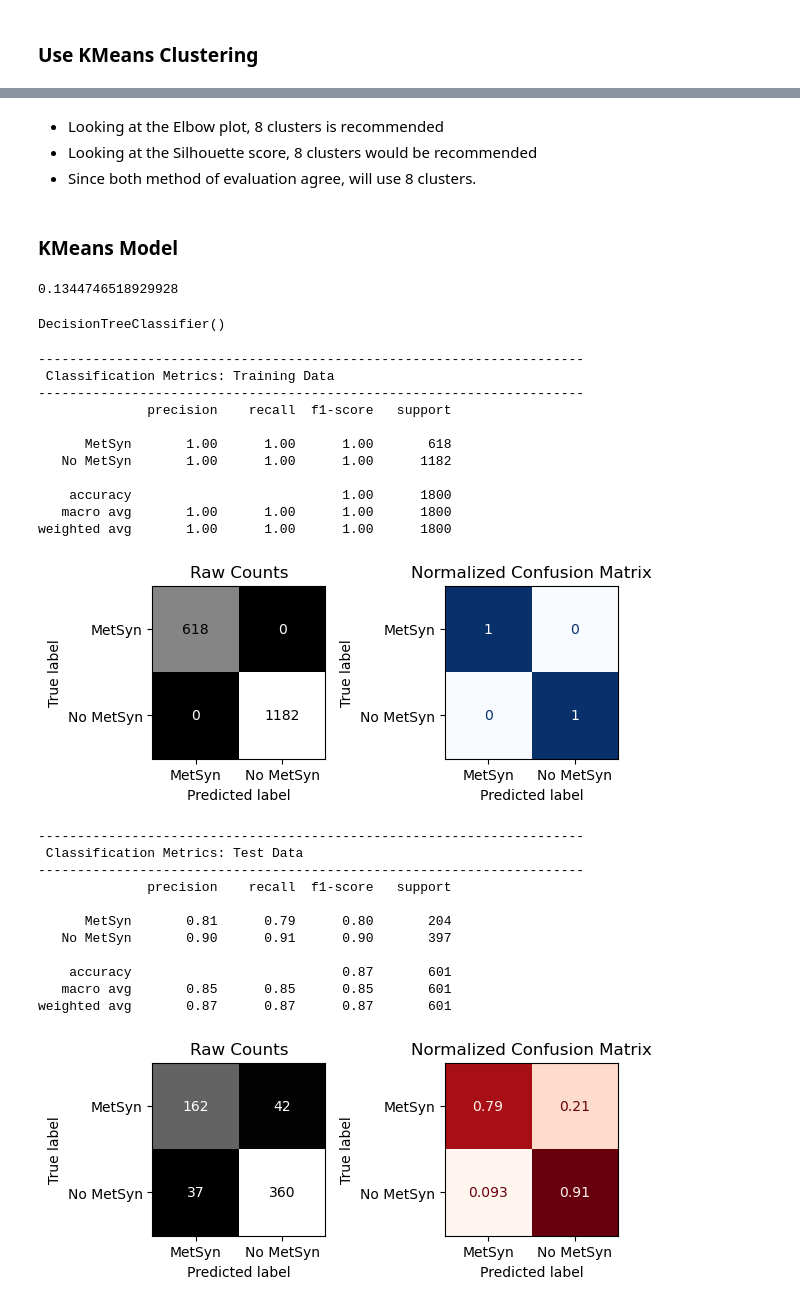
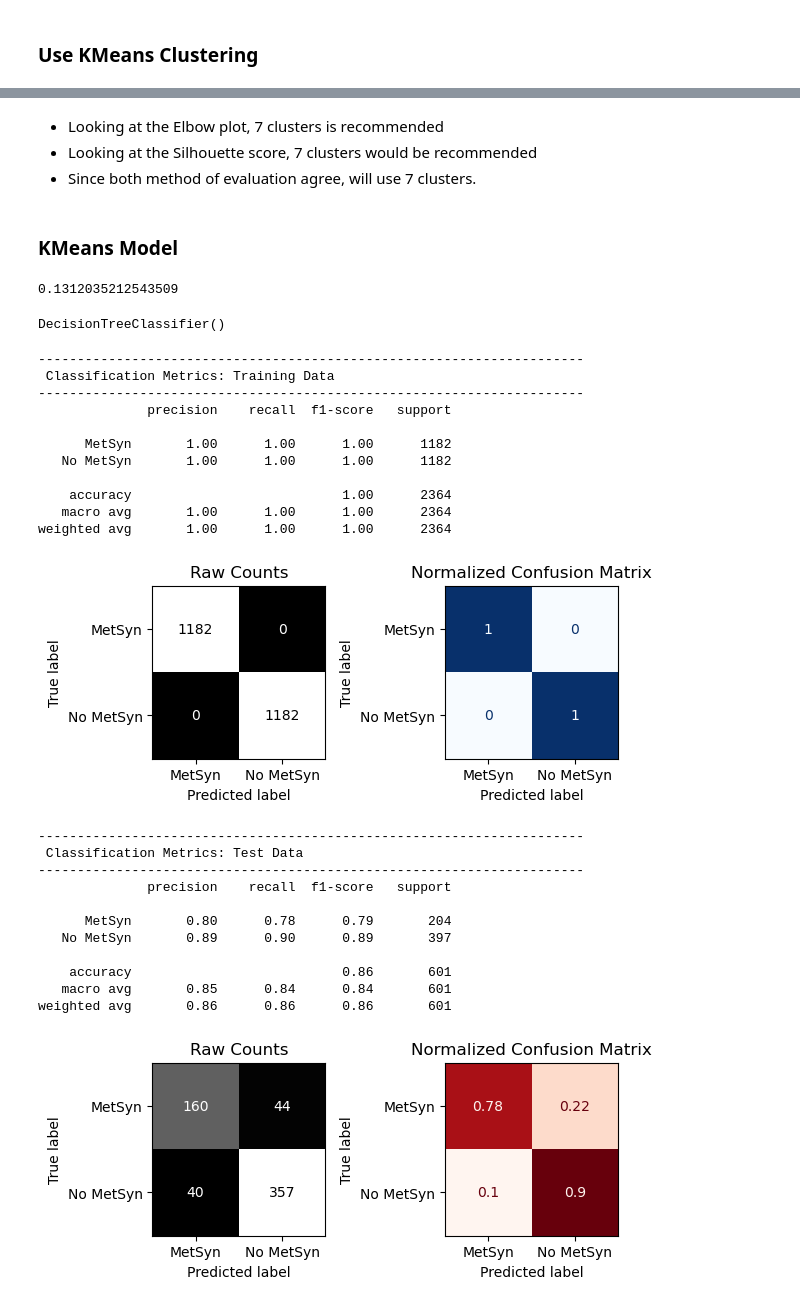
Before and after one commit to SeeBee8/Metabolic-Syndrome-Prediction, a Jupyter notebook: Part 2 MetS Analysis.ipynb, the cells around one changed output, grey strips where cells are left out. Cells and saved outputs as stored; diff of their text form; code cells hidden in the pictures.

```diff
--- a/Part 2 MetS Analysis.ipynb
+++ b/Part 2 MetS Analysis.ipynb
@@ -423,8 +440,8 @@ Text(0, 0.5, 'Inertia')
 silhouette_scores = []
 for i in range(2, 11):
   kmeans = KMeans(n_clusters = i, n_init = 'auto', random_state = 42)
-  kmeans.fit(X_train_tf)
-  silhouette_scores.append(silhouette_score(X_train_tf, kmeans.labels_))
+  kmeans.fit(X_train_sm)
+  silhouette_scores.append(silhouette_score(X_train_sm, kmeans.labels_))
 # Visualize scores
 plt.plot(range(2, 11), silhouette_scores, marker = '.')
 plt.xlabel('Number of Clusters')
@@ -434,52 +451,52 @@ plt.ylabel('Silhouette Score');
 # %% [markdown]
-*  Looking at the Elbow plot, 8 clusters is recommended
-*  Looking at the Silhouette score,  8 clusters would be recommended
-*  Since both method of evaluation agree, will use 8 clusters.
+*  Looking at the Elbow plot, 7 clusters is recommended
+*  Looking at the Silhouette score,  7 clusters would be recommended
+*  Since both method of evaluation agree, will use 7 clusters.
 # %% [markdown]
 ### KMeans Model
 # %%
 # Fit kmeans model with 2 clusters and display the silhouette score
 kmeans = KMeans(n_clusters = 8, n_init = 'auto', random_state = 42)
-kmeans.fit(X_train_tf)
-silhouette_score(X_train_tf, kmeans.labels_)
+kmeans.fit(X_train_sm)
+silhouette_score(X_train_sm, kmeans.labels_)
 # %% [output]
-0.1344746518929928
+0.1312035212543509
 # %%
 #Save clusters to the dataframe
-X_train_cluster = X_train_tf.copy()
+X_train_cluster = X_train_sm.copy()
 X_train_cluster['cluster'] = kmeans.labels_
 # %%
 X_test_cluster = X_test_tf.copy()
 X_test_cluster['cluster'] = kmeans.predict(X_test_tf)
 # %%
 dt = DecisionTreeClassifier()
-dt.fit(X_train_cluster, y_train)
+dt.fit(X_train_cluster, y_train_sm)
 # %% [output]
 DecisionTreeClassifier()
 # %%
-evaluate_classification(dt, X_train_cluster, y_train, X_test_cluster, y_test)
+evaluate_classification(dt, X_train_cluster, y_train_sm, X_test_cluster, y_test)
 # %% [output]
 ----------------------------------------------------------------------
  Classification Metrics: Training Data
 ----------------------------------------------------------------------
               precision    recall  f1-score   support
 
-      MetSyn       1.00      1.00      1.00       618
+      MetSyn       1.00      1.00      1.00      1182
    No MetSyn       1.00      1.00      1.00      1182
 
-    accuracy                           1.00      1800
-   macro avg       1.00      1.00      1.00      1800
-weighted avg       1.00      1.00      1.00      1800
+    accuracy                           1.00      2364
+   macro avg       1.00      1.00      1.00      2364
+weighted avg       1.00      1.00      1.00      2364
-[figure, old version]
+[figure, new version]
 ----------------------------------------------------------------------
  Classification Metrics: Test Data
 ----------------------------------------------------------------------
               precision    recall  f1-score   support
 
-      MetSyn       0.81      0.79      0.80       204
-   No MetSyn       0.90      0.91      0.90       397
+      MetSyn       0.80      0.78      0.79       204
+   No MetSyn       0.89      0.90      0.89       397
 
-    accuracy                           0.87       601
-   macro avg       0.85      0.85      0.85       601
-weighted avg       0.87      0.87      0.87       601
+    accuracy                           0.86       601
+   macro avg       0.85      0.84      0.84       601
+weighted avg       0.86      0.86      0.86       601
-[figure, old version]
+[figure, new version]
```
Also changed, not shown: parts of 15 cells of this notebook, 1 other file.
